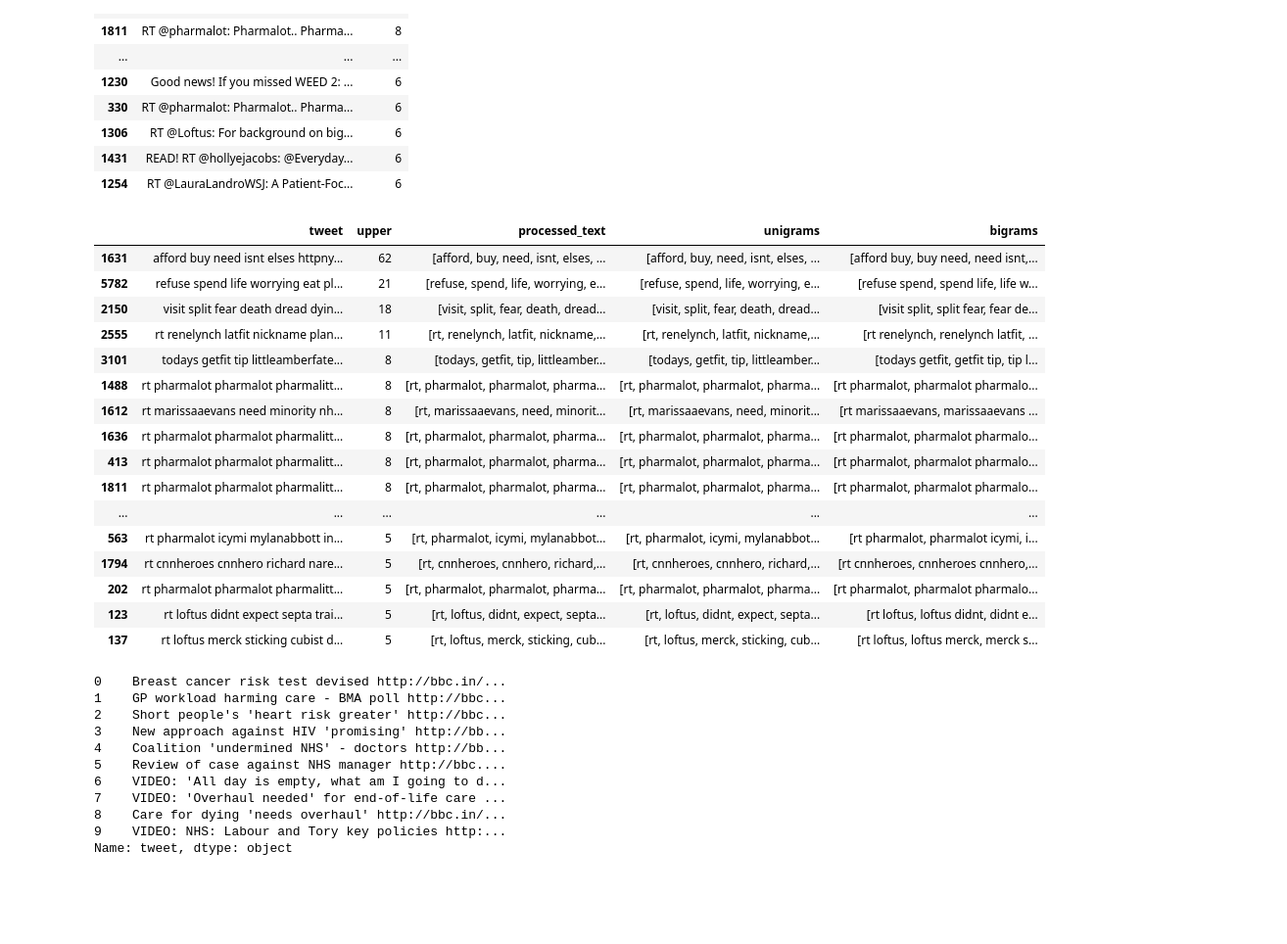
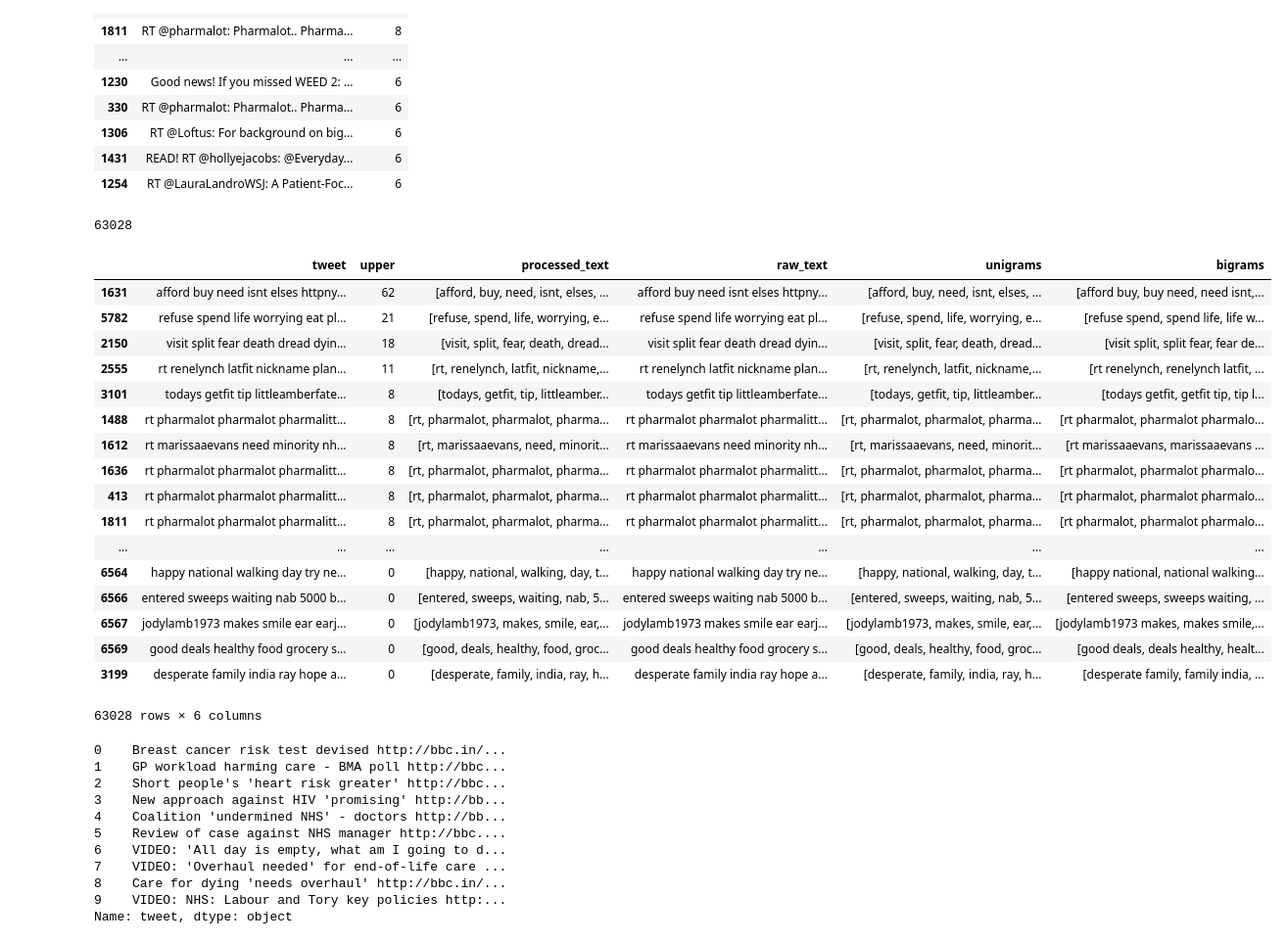
Before and after one commit to NAnnamalai/practice_machine_learning, a Jupyter notebook: nlp_text_data.ipynb, the cells around one changed output. Shown at 98% size. Saved outputs shown, nothing was run; the diff lists cells and outputs as text; code cells hidden in the pictures; blank space fills up the shorter version.

```diff
--- a/nlp_text_data.ipynb
+++ b/nlp_text_data.ipynb
@@ -29,6 +29,7 @@ df.head()
 | 4 | 585794106170839041 | Wed Apr 08 13:19:33 +0000 2015 | Coalition 'undermined NHS' - doct... |
 # %%
 df['processed_date'] = pd.to_datetime(df['date'])
+df['day'] = df['processed_date'].dt.date
 # %%
 df.head()
 # %% [output]
@@ -208,48 +223,52 @@ def word_grams(words, n):
 # %%
 # some preprocessing
 
 def pre_processing(df_txt, txt_clm):
 
     processed_text = 'processed_text'
     # lower case
     df_txt[txt_clm] = df_txt[txt_clm].str.lower()
 
     # remove punctuation
     df_txt[txt_clm] = df_txt[txt_clm].str.replace('[^\w\s]','')
 
     # remove stopwords
     df_txt[txt_clm] = df_txt[txt_clm].apply(lambda x: " ".join(x for x in x.split() if x not in ENGLISH_STOP_WORDS))
 
     # find unigrams, unigrams
     df_txt[processed_text] = df_txt[txt_clm].apply(lambda x: word_tokenize(x))
+    df_txt["raw_text"] = df_txt[processed_text].apply(lambda x: " ".join(w for w in x))
     df_txt['unigrams'] = df_txt[processed_text].apply(lambda x: word_grams(x, 1))
 
     # find unigrams, bigrams
     df_txt['bigrams'] = df_txt[processed_text].apply(lambda x: word_grams(x, 2))
 
     return df_txt
 
-df_txt = df[['tweet','upper']].sort_values('upper', ascending=False).head(50)
+print len(df)
+df_txt = df[['tweet','upper']].sort_values('upper', ascending=False)
 df_txt = pre_processing(df_txt, 'tweet')
 df_txt
 # %% [output]
+63028
-|  | tweet | upper | processed_text | unigrams | bigrams |
-| 1631 | afford buy need isnt elses httpny... | 62 | [afford, buy, need, isnt, elses, ... | [afford, buy, need, isnt, elses, ... | [afford buy, buy need, need isnt,... |
-| 5782 | refuse spend life worrying eat pl... | 21 | [refuse, spend, life, worrying, e... | [refuse, spend, life, worrying, e... | [refuse spend, spend life, life w... |
-| 2150 | visit split fear death dread dyin... | 18 | [visit, split, fear, death, dread... | [visit, split, fear, death, dread... | [visit split, split fear, fear de... |
-| 2555 | rt renelynch latfit nickname plan... | 11 | [rt, renelynch, latfit, nickname,... | [rt, renelynch, latfit, nickname,... | [rt renelynch, renelynch latfit, ... |
-| 3101 | todays getfit tip littleamberfate... | 8 | [todays, getfit, tip, littleamber... | [todays, getfit, tip, littleamber... | [todays getfit, getfit tip, tip l... |
-| 1488 | rt pharmalot pharmalot pharmalitt... | 8 | [rt, pharmalot, pharmalot, pharma... | [rt, pharmalot, pharmalot, pharma... | [rt pharmalot, pharmalot pharmalo... |
-| 1612 | rt marissaaevans need minority nh... | 8 | [rt, marissaaevans, need, minorit... | [rt, marissaaevans, need, minorit... | [rt marissaaevans, marissaaevans ... |
-| 1636 | rt pharmalot pharmalot pharmalitt... | 8 | [rt, pharmalot, pharmalot, pharma... | [rt, pharmalot, pharmalot, pharma... | [rt pharmalot, pharmalot pharmalo... |
-| 413 | rt pharmalot pharmalot pharmalitt... | 8 | [rt, pharmalot, pharmalot, pharma... | [rt, pharmalot, pharmalot, pharma... | [rt pharmalot, pharmalot pharmalo... |
-| 1811 | rt pharmalot pharmalot pharmalitt... | 8 | [rt, pharmalot, pharmalot, pharma... | [rt, pharmalot, pharmalot, pharma... | [rt pharmalot, pharmalot pharmalo... |
-| ... | ... | ... | ... | ... | ... |
-| 563 | rt pharmalot icymi mylanabbott in... | 5 | [rt, pharmalot, icymi, mylanabbot... | [rt, pharmalot, icymi, mylanabbot... | [rt pharmalot, pharmalot icymi, i... |
-| 1794 | rt cnnheroes cnnhero richard nare... | 5 | [rt, cnnheroes, cnnhero, richard,... | [rt, cnnheroes, cnnhero, richard,... | [rt cnnheroes, cnnheroes cnnhero,... |
-| 202 | rt pharmalot pharmalot pharmalitt... | 5 | [rt, pharmalot, pharmalot, pharma... | [rt, pharmalot, pharmalot, pharma... | [rt pharmalot, pharmalot pharmalo... |
-| 123 | rt loftus didnt expect septa trai... | 5 | [rt, loftus, didnt, expect, septa... | [rt, loftus, didnt, expect, septa... | [rt loftus, loftus didnt, didnt e... |
-| 137 | rt loftus merck sticking cubist d... | 5 | [rt, loftus, merck, sticking, cub... | [rt, loftus, merck, sticking, cub... | [rt loftus, loftus merck, merck s... |
+|  | tweet | upper | processed_text | raw_text | unigrams | bigrams |
+| 1631 | afford buy need isnt elses httpny... | 62 | [afford, buy, need, isnt, elses, ... | afford buy need isnt elses httpny... | [afford, buy, need, isnt, elses, ... | [afford buy, buy need, need isnt,... |
+| 5782 | refuse spend life worrying eat pl... | 21 | [refuse, spend, life, worrying, e... | refuse spend life worrying eat pl... | [refuse, spend, life, worrying, e... | [refuse spend, spend life, life w... |
+| 2150 | visit split fear death dread dyin... | 18 | [visit, split, fear, death, dread... | visit split fear death dread dyin... | [visit, split, fear, death, dread... | [visit split, split fear, fear de... |
+| 2555 | rt renelynch latfit nickname plan... | 11 | [rt, renelynch, latfit, nickname,... | rt renelynch latfit nickname plan... | [rt, renelynch, latfit, nickname,... | [rt renelynch, renelynch latfit, ... |
+| 3101 | todays getfit tip littleamberfate... | 8 | [todays, getfit, tip, littleamber... | todays getfit tip littleamberfate... | [todays, getfit, tip, littleamber... | [todays getfit, getfit tip, tip l... |
+| 1488 | rt pharmalot pharmalot pharmalitt... | 8 | [rt, pharmalot, pharmalot, pharma... | rt pharmalot pharmalot pharmalitt... | [rt, pharmalot, pharmalot, pharma... | [rt pharmalot, pharmalot pharmalo... |
+| 1612 | rt marissaaevans need minority nh... | 8 | [rt, marissaaevans, need, minorit... | rt marissaaevans need minority nh... | [rt, marissaaevans, need, minorit... | [rt marissaaevans, marissaaevans ... |
+| 1636 | rt pharmalot pharmalot pharmalitt... | 8 | [rt, pharmalot, pharmalot, pharma... | rt pharmalot pharmalot pharmalitt... | [rt, pharmalot, pharmalot, pharma... | [rt pharmalot, pharmalot pharmalo... |
+| 413 | rt pharmalot pharmalot pharmalitt... | 8 | [rt, pharmalot, pharmalot, pharma... | rt pharmalot pharmalot pharmalitt... | [rt, pharmalot, pharmalot, pharma... | [rt pharmalot, pharmalot pharmalo... |
+| 1811 | rt pharmalot pharmalot pharmalitt... | 8 | [rt, pharmalot, pharmalot, pharma... | rt pharmalot pharmalot pharmalitt... | [rt, pharmalot, pharmalot, pharma... | [rt pharmalot, pharmalot pharmalo... |
+| ... | ... | ... | ... | ... | ... | ... |
+| 6564 | happy national walking day try ne... | 0 | [happy, national, walking, day, t... | happy national walking day try ne... | [happy, national, walking, day, t... | [happy national, national walking... |
+| 6566 | entered sweeps waiting nab 5000 b... | 0 | [entered, sweeps, waiting, nab, 5... | entered sweeps waiting nab 5000 b... | [entered, sweeps, waiting, nab, 5... | [entered sweeps, sweeps waiting, ... |
+| 6567 | jodylamb1973 makes smile ear earj... | 0 | [jodylamb1973, makes, smile, ear,... | jodylamb1973 makes smile ear earj... | [jodylamb1973, makes, smile, ear,... | [jodylamb1973 makes, makes smile,... |
+| 6569 | good deals healthy food grocery s... | 0 | [good, deals, healthy, food, groc... | good deals healthy food grocery s... | [good, deals, healthy, food, groc... | [good deals, deals healthy, healt... |
+| 3199 | desperate family india ray hope a... | 0 | [desperate, family, india, ray, h... | desperate family india ray hope a... | [desperate, family, india, ray, h... | [desperate family, family india, ... |
+63028 rows × 6 columns
 # %%
 df['tweet'][:10]
 # %% [output]
```
Also changed, not shown: parts of 9 cells of this notebook.
